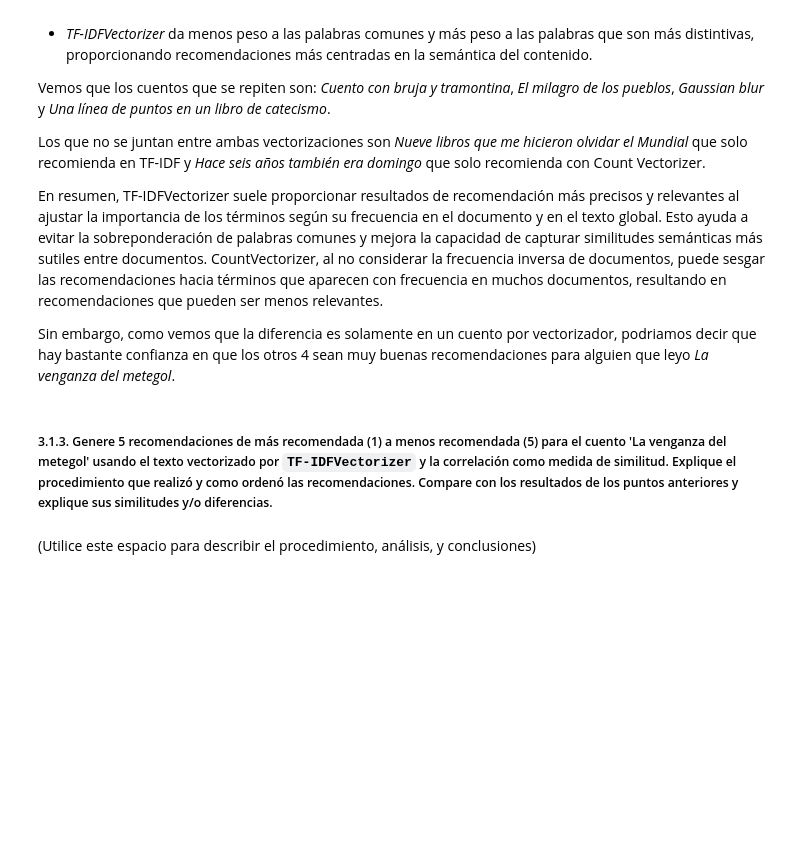
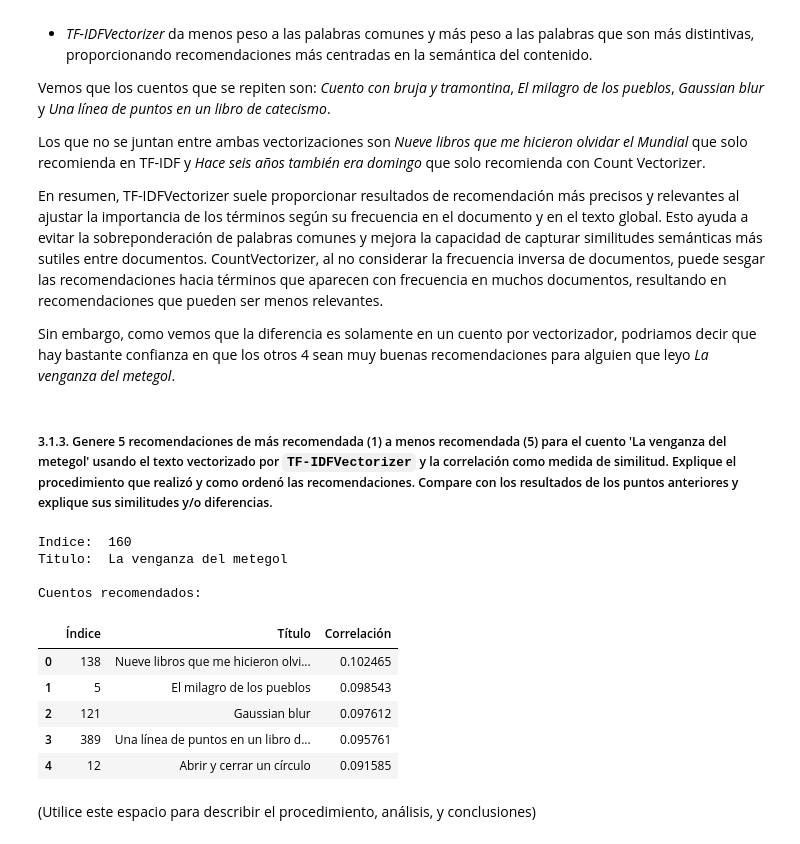
Before and after one commit to juankquintana/aprendizaje-no-supervisado, a Jupyter notebook: Semana 6/taller/JCQ S6_LC1_Taller_LDA.ipynb, the cells around one changed output. Saved outputs shown, nothing was run; the diff lists cells and outputs as text; code cells hidden in the pictures; blank space fills up the shorter version.

```diff
--- a/Semana 6/taller/JCQ S6_LC1_Taller_LDA.ipynb
+++ b/Semana 6/taller/JCQ S6_LC1_Taller_LDA.ipynb
@@ -530,3 +576,16 @@ Sin embargo, como vemos que la diferencia es solamente en un cuento por vectoriz
+# %%
+recomendador_correlacion('La venganza del metegol', tfidf_matrix)
+# %% [output]
+Indice:  160
+Titulo:  La venganza del metegol
+
+Cuentos recomendados:
+|  | Índice | Título | Correlación |
+| 0 | 138 | Nueve libros que me hicieron olvi... | 0.102465 |
+| 1 | 5 | El milagro de los pueblos | 0.098543 |
+| 2 | 121 | Gaussian blur | 0.097612 |
+| 3 | 389 | Una línea de puntos en un libro d... | 0.095761 |
+| 4 | 12 | Abrir y cerrar un círculo | 0.091585 |
 # %% [markdown]
 (Utilice este espacio para describir el procedimiento, análisis, y conclusiones)
 # %% [markdown]
```
Also changed, not shown: parts of 2 cells of this notebook.
